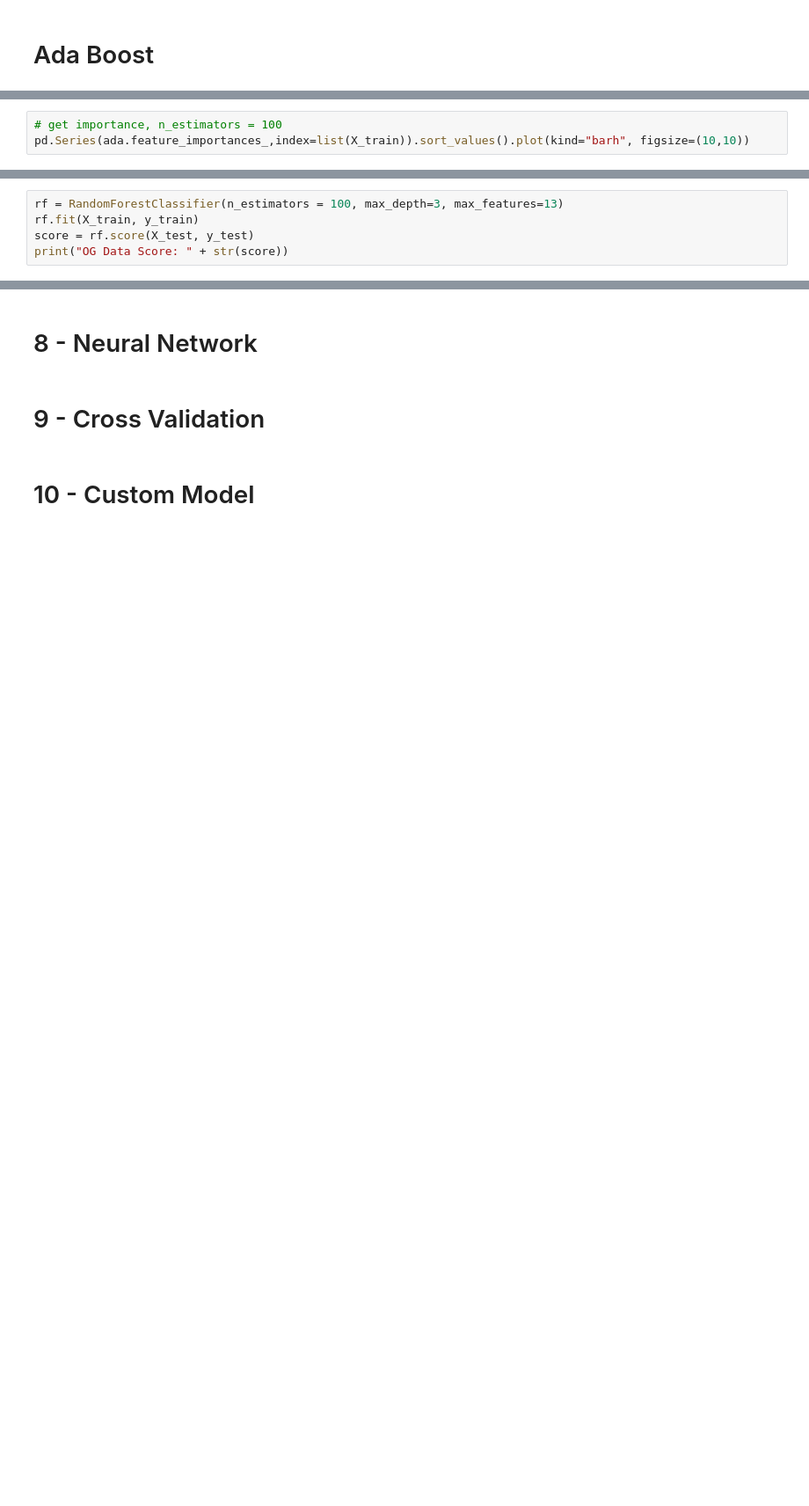
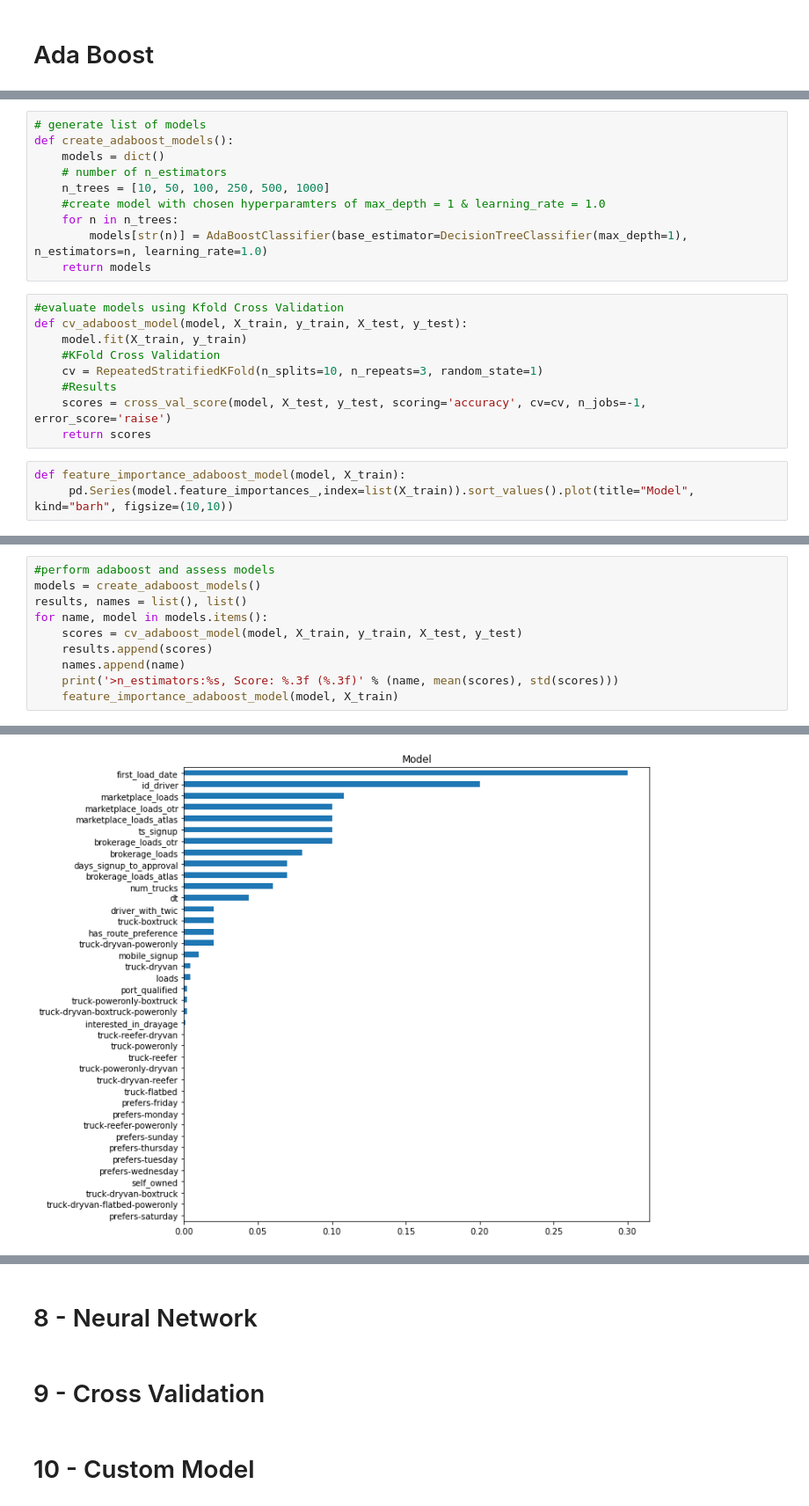
Before and after one commit to kpstesla/DSF_Project_3, a Jupyter notebook: Natalia Final.ipynb, the cells around one changed output, grey strips where cells are left out. Shown at 88% size. Drawn from its saved outputs; the diff is of its cells as text; blank space fills up the shorter version.

```diff
--- a/Natalia Final.ipynb
+++ b/Natalia Final.ipynb
@@ -333,3 +295,22 @@ NameError: name 'y_test' is not defined
+# %%
+# generate list of models
+def create_adaboost_models():
+    models = dict()
+    # number of n_estimators
+    n_trees = [10, 50, 100, 250, 500, 1000]
+    #create model with chosen hyperparamters of max_depth = 1 & learning_rate = 1.0
+    for n in n_trees:
+        models[str(n)] = AdaBoostClassifier(base_estimator=DecisionTreeClassifier(max_depth=1), n_estimators=n, learning_rate=1.0)
+    return models
+# %%
+#evaluate models using Kfold Cross Validation
+def cv_adaboost_model(model, X_train, y_train, X_test, y_test):
+    model.fit(X_train, y_train)
+    #KFold Cross Validation
+    cv = RepeatedStratifiedKFold(n_splits=10, n_repeats=3, random_state=1)
+    #Results
+    scores = cross_val_score(model, X_test, y_test, scoring='accuracy', cv=cv, n_jobs=-1, error_score='raise')
+    return scores
 # %%
-# get importance, n_estimators = 100
-pd.Series(ada.feature_importances_,index=list(X_train)).sort_values().plot(kind="barh", figsize=(10,10))
+def feature_importance_adaboost_model(model, X_train):
+     pd.Series(model.feature_importances_,index=list(X_train)).sort_values().plot(title="Model", kind="barh", figsize=(10,10))
@@ -381,5 +316,0 @@ Accuracy: 0.930 (0.003)
-# %%
-rf = RandomForestClassifier(n_estimators = 100, max_depth=3, max_features=13)
-rf.fit(X_train, y_train)
-score = rf.score(X_test, y_test)
-print("OG Data Score: " + str(score))
@@ -433,0 +317,11 @@ Accuracy: 0.855 (0.013)
+# %%
+#perform adaboost and assess models
+models = create_adaboost_models()
+results, names = list(), list()
+for name, model in models.items():
+    scores = cv_adaboost_model(model, X_train, y_train, X_test, y_test)
+    results.append(scores)
+    names.append(name)
+    print('>n_estimators:%s, Score: %.3f (%.3f)' % (name, mean(scores), std(scores)))
+    feature_importance_adaboost_model(model, X_train)
+# %% [output]
@@ -433,0 +334 @@ Accuracy: 0.855 (0.013)
+[figure, added]
```
Also changed, not shown: parts of 20 cells of this notebook, 1 other file.
